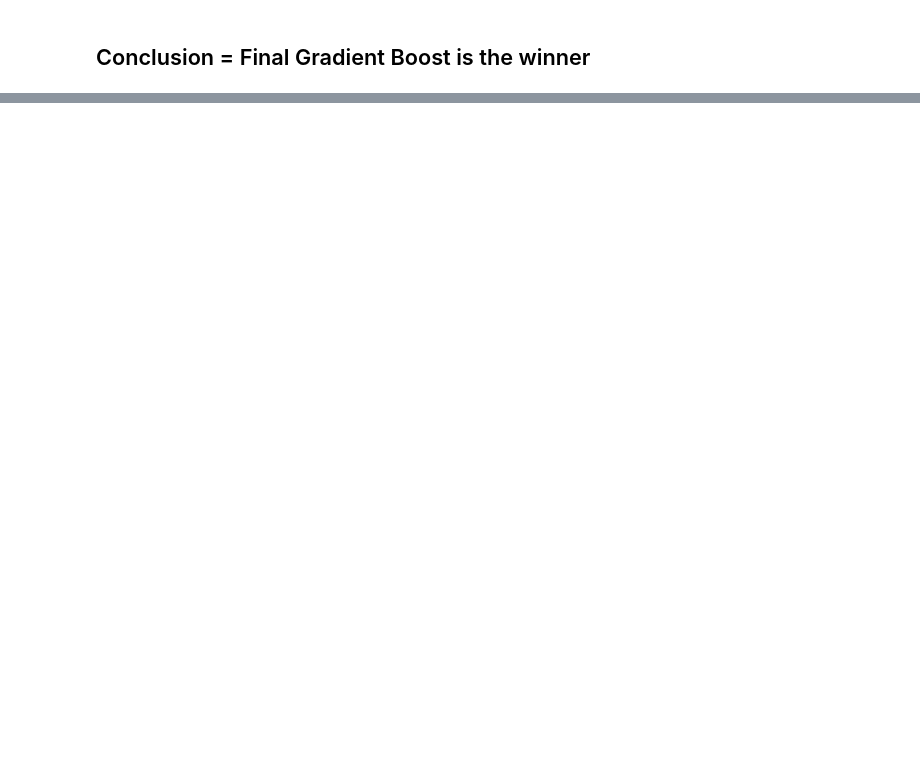
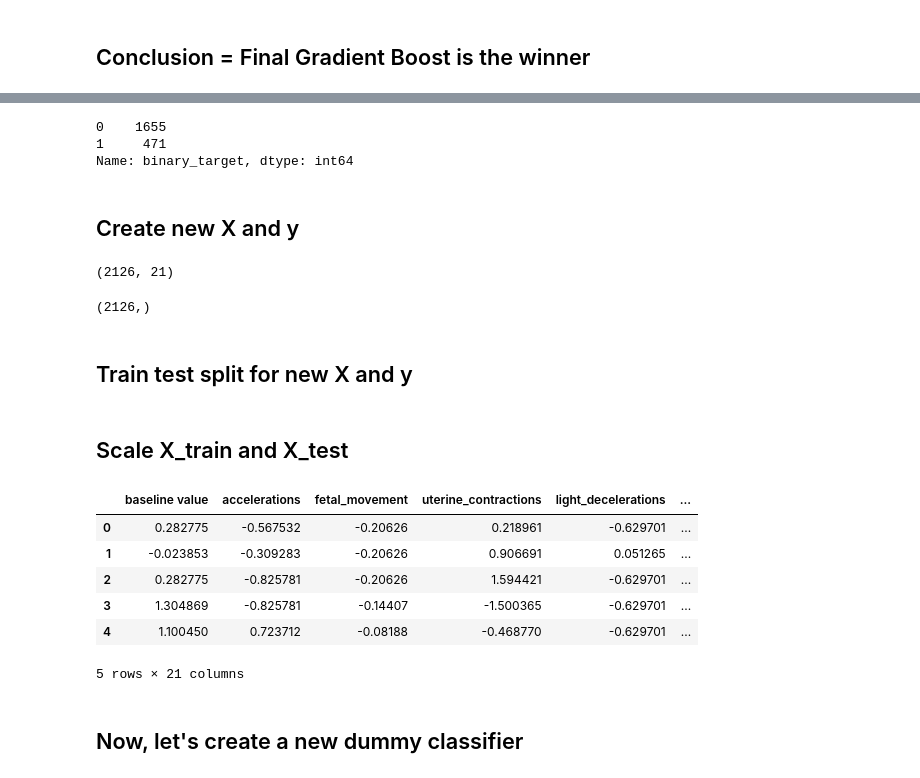
Before and after one commit to MSnellgrove/Springboard, a Jupyter notebook: Projects/Capstone Three/[Step 3] Capstone Three - Preprocessing and Modeling.ipynb, the cells around one changed output, grey strips where cells are left out. Drawn from its saved outputs; the diff is of its cells as text; code cells hidden in the pictures; blank space fills up the shorter version.

```diff
--- a/Projects/Capstone Three/[Step 3] Capstone Three - Preprocessing and Modeling.ipynb
+++ b/Projects/Capstone Three/[Step 3] Capstone Three - Preprocessing and Modeling.ipynb
@@ -422,0 +441,2 @@ I wonder if combining classes 2 and 3 into one class with pos label and letting
+# %%
+binary_df['binary_target'] = [1 if x in [2.0, 3.0] else 0 for x in binary_df['fetal_health']]
@@ -422,0 +457,44 @@ I wonder if combining classes 2 and 3 into one class with pos label and letting
+# %%
+binary_df['binary_target'].value_counts()
+# %% [output]
+0    1655
+1     471
+Name: binary_target, dtype: int64
+# %% [markdown]
+## Create new X and y
+# %%
+X = binary_df.drop(columns = ['fetal_health', 'binary_target'])
+y = binary_df['binary_target']
+# %%
+X.shape
+# %% [output]
+(2126, 21)
+# %%
+y.shape
+# %% [output]
+(2126,)
+# %% [markdown]
+## Train test split for new X and y
+# %%
+X_train, X_test, y_train, y_test = train_test_split(X, y, stratify = y, random_state = 42)
+# %% [markdown]
+## Scale X_train and X_test
+# %%
+scaler = StandardScaler()
+scaler.fit(X_train)
+X_train_scaled = scaler.transform(X_train)
+X_test_scaled = scaler.transform(X_test)
+# %%
+X_train_scaled = pd.DataFrame(X_train_scaled, columns = X_train.columns)
+X_test_scaled = pd.DataFrame(X_test_scaled, columns = X_test.columns)
+X_train_scaled.head()
+# %% [output]
+|  | baseline value | accelerations | fetal_movement | uterine_contractions | light_decelerations | ... |
+| 0 | 0.282775 | -0.567532 | -0.20626 | 0.218961 | -0.629701 | ... |
+| 1 | -0.023853 | -0.309283 | -0.20626 | 0.906691 | 0.051265 | ... |
+| 2 | 0.282775 | -0.825781 | -0.20626 | 1.594421 | -0.629701 | ... |
+| 3 | 1.304869 | -0.825781 | -0.14407 | -1.500365 | -0.629701 | ... |
+| 4 | 1.100450 | 0.723712 | -0.08188 | -0.468770 | -0.629701 | ... |
+5 rows × 21 columns
+# %% [markdown]
+## Now, let's create a new dummy classifier
```
Also changed, not shown: parts of 37 cells of this notebook.
